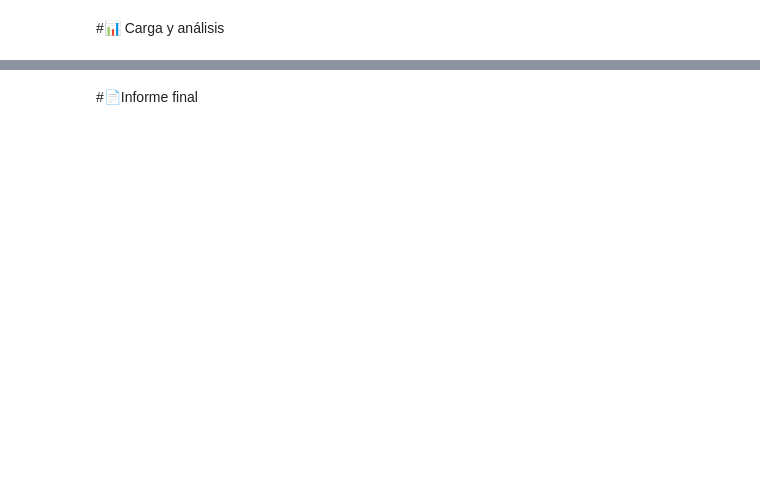
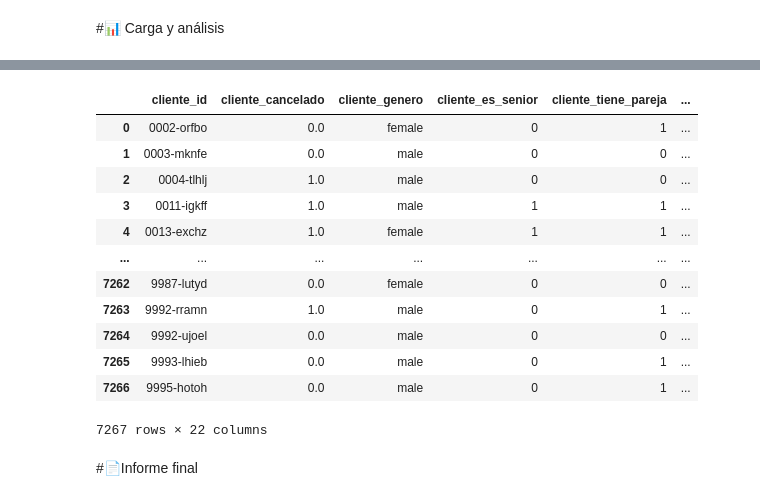
Before and after one commit to Lucas-Jimenez-uribe/telecom_x, a Jupyter notebook: TelecomX_LATAM.ipynb, the cells around one changed output, grey strips where cells are left out. Cells and saved outputs as stored; diff of their text form; code cells hidden in the pictures; blank space fills up the shorter version.

```diff
--- a/TelecomX_LATAM.ipynb
+++ b/TelecomX_LATAM.ipynb
@@ -136,2 +344,18 @@ for col in columnas_binarias:
+# %%
+df
+# %% [output]
+|  | cliente_id | cliente_cancelado | cliente_genero | cliente_es_senior | cliente_tiene_pareja | ... |
+| 0 | 0002-orfbo | 0.0 | female | 0 | 1 | ... |
+| 1 | 0003-mknfe | 0.0 | male | 0 | 0 | ... |
+| 2 | 0004-tlhlj | 1.0 | male | 0 | 0 | ... |
+| 3 | 0011-igkff | 1.0 | male | 1 | 1 | ... |
+| 4 | 0013-exchz | 1.0 | female | 1 | 1 | ... |
+| ... | ... | ... | ... | ... | ... | ... |
+| 7262 | 9987-lutyd | 0.0 | female | 0 | 0 | ... |
+| 7263 | 9992-rramn | 1.0 | male | 0 | 1 | ... |
+| 7264 | 9992-ujoel | 0.0 | male | 0 | 0 | ... |
+| 7265 | 9993-lhieb | 0.0 | male | 0 | 1 | ... |
+| 7266 | 9995-hotoh | 0.0 | male | 0 | 1 | ... |
+7267 rows × 22 columns
 # %% [markdown]
 #📄Informe final
```
Also changed, not shown: parts of 13 cells of this notebook.
